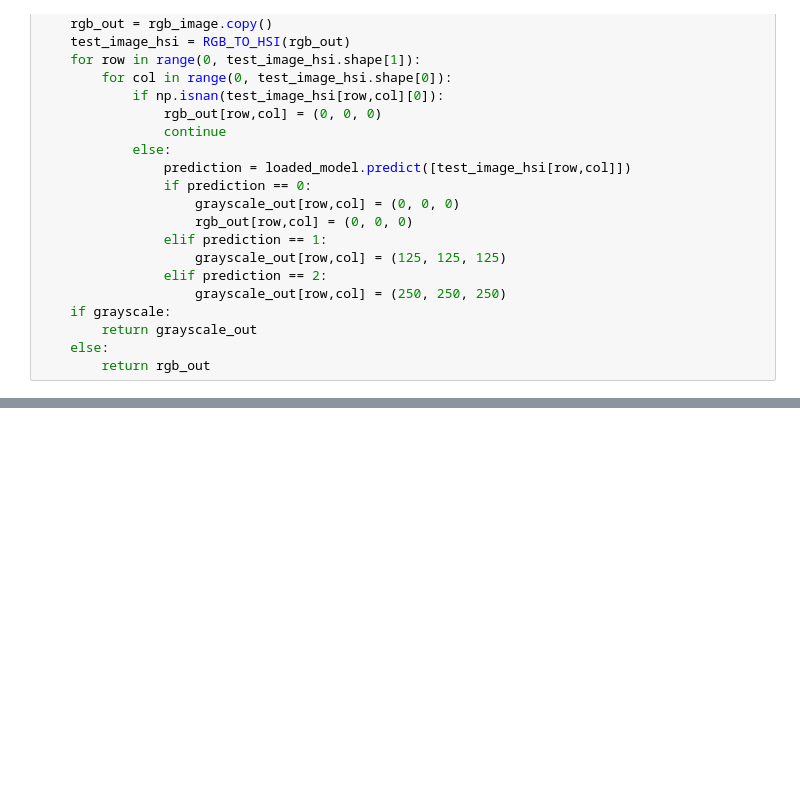
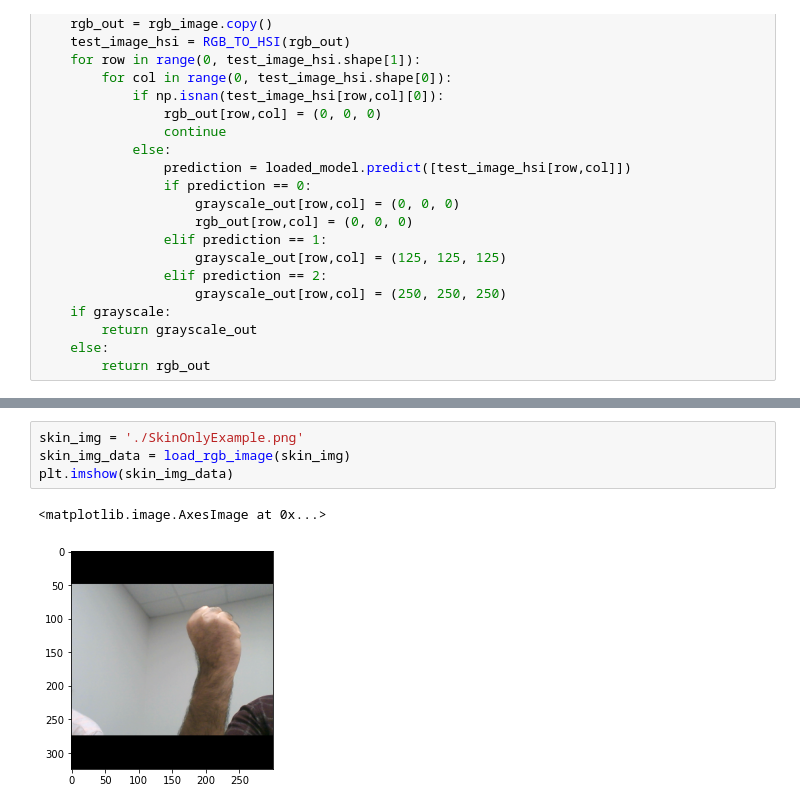
Before and after one commit to zachary-obrien/BurnEstimation, a Jupyter notebook: skin_segmentation_dtree.ipynb, the cells around one changed output, grey strips where cells are left out. Cells and saved outputs as stored; diff of their text form; blank space fills up the shorter version.

```diff
--- a/skin_segmentation_dtree.ipynb
+++ b/skin_segmentation_dtree.ipynb
@@ -166,0 +179,7 @@ Loaded Model is: ./Dataset/dtree_all_images.sav
+# %%
+skin_img = './SkinOnlyExample.png'
+skin_img_data = load_rgb_image(skin_img)
+plt.imshow(skin_img_data)
+# %% [output]
+<matplotlib.image.AxesImage at 0x...>
+[figure, added]
```
Also changed, not shown: parts of 6 cells of this notebook, 2 other files.
